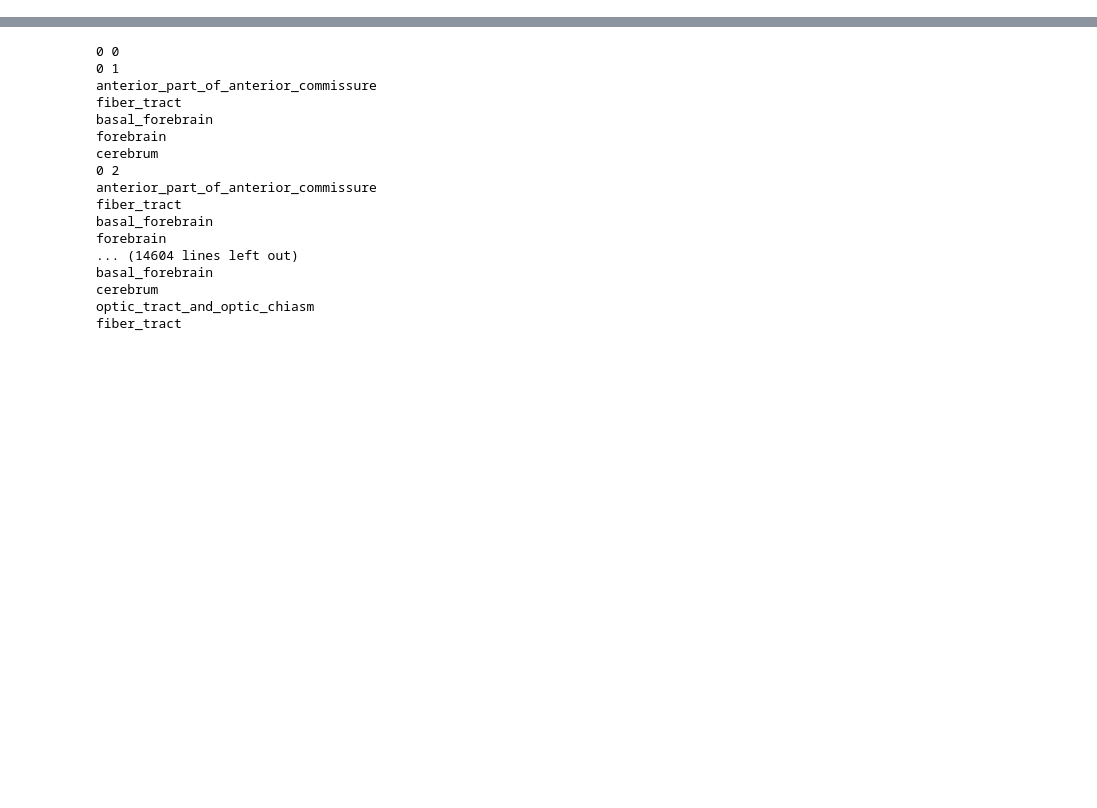
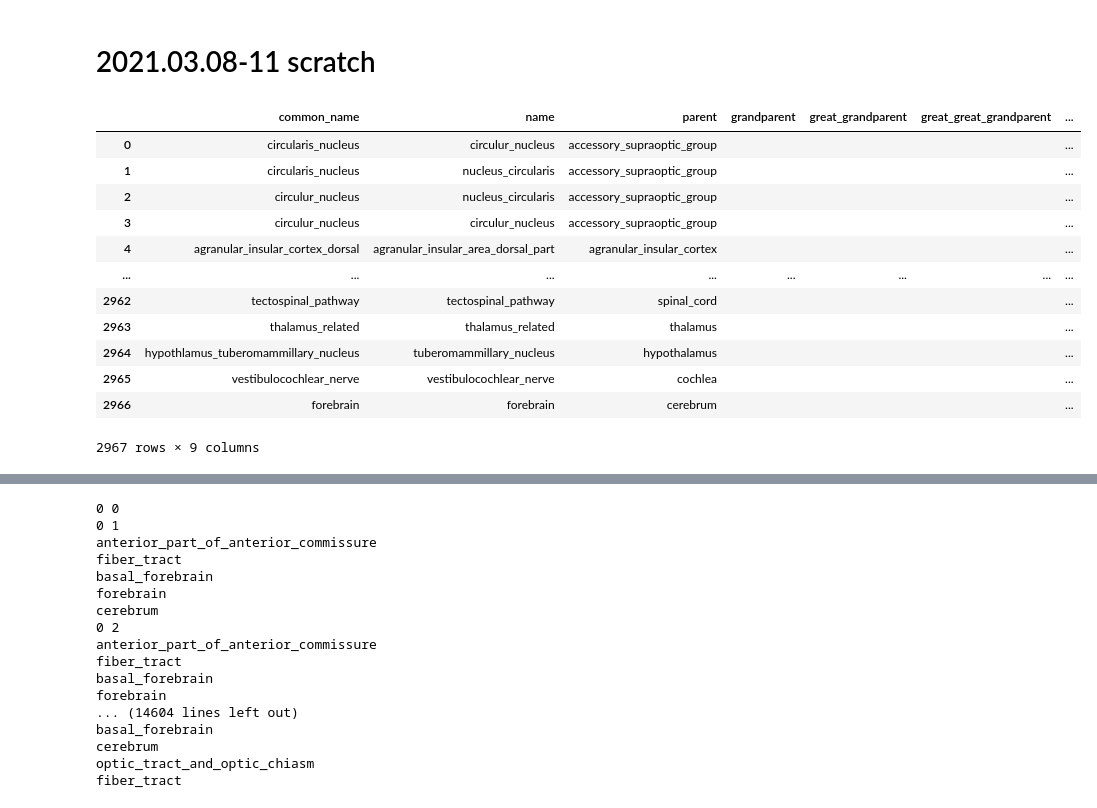
Before and after one commit to PrincetonUniversity/BrainPipe, a Jupyter notebook: tools/analysis/analysis_label_hierarchies.ipynb, the cells around one changed output, grey strips where cells are left out. Drawn from its saved outputs; the diff is of its cells as text; code cells hidden in the pictures; blank space fills up the shorter version.

```diff
--- a/tools/analysis/analysis_label_hierarchies.ipynb
+++ b/tools/analysis/analysis_label_hierarchies.ipynb
@@ -21,0 +16,11 @@ mpramask = tif.imread('/Users/emilydennis/Desktop/new/today/mPRA-mask.tif')
+# %%
+# load label csvs
+labels_dir = '/Users/emilydennis/Desktop/lightsheet/labels/'
+lab_fischer = pd.read_csv(os.path.join(labels_dir,'fischer_reformatted.csv'))
+lab_sigma = pd.read_csv(os.path.join(labels_dir,'sigma_formatted.csv'))
+lab_schwarz = pd.read_csv(os.path.join(labels_dir,'schwarz_reformatted.csv'))
+lab_allen = pd.read_csv(os.path.join(labels_dir,'allen_csv.csv'))
+lab_le = pd.read_csv(os.path.join(labels_dir,'lab_le.csv'))
+lab_whs = pd.read_csv(os.path.join(labels_dir,'whs_tofixparents.csv'))
+lab_pma = pd.read_csv(os.path.join(labels_dir,'pma_reformatted.csv'))
+syns = pd.read_csv(os.path.join(labels_dir,'syns_with_parents.csv'))
@@ -117,0 +189,4 @@ def make_column_safe(df,num):
+# %% [markdown]
+# 2021.03.08-11 scratch
+# %%
+syns.insert(8,'great_great_great_great_great_grandparent','')
@@ -117,0 +195,16 @@ def make_column_safe(df,num):
+# %%
+syns
+# %% [output]
+|  | common_name | name | parent | grandparent | great_grandparent | great_great_grandparent | ... |
+| 0 | circularis_nucleus | circulur_nucleus | accessory_supraoptic_group |  |  |  | ... |
+| 1 | circularis_nucleus | nucleus_circularis | accessory_supraoptic_group |  |  |  | ... |
+| 2 | circulur_nucleus | nucleus_circularis | accessory_supraoptic_group |  |  |  | ... |
+| 3 | circulur_nucleus | circulur_nucleus | accessory_supraoptic_group |  |  |  | ... |
+| 4 | agranular_insular_cortex_dorsal | agranular_insular_area_dorsal_part | agranular_insular_cortex |  |  |  | ... |
+| ... | ... | ... | ... | ... | ... | ... | ... |
+| 2962 | tectospinal_pathway | tectospinal_pathway | spinal_cord |  |  |  | ... |
+| 2963 | thalamus_related | thalamus_related | thalamus |  |  |  | ... |
+| 2964 | hypothlamus_tuberomammillary_nucleus | tuberomammillary_nucleus | hypothalamus |  |  |  | ... |
+| 2965 | vestibulocochlear_nerve | vestibulocochlear_nerve | cochlea |  |  |  | ... |
+| 2966 | forebrain | forebrain | cerebrum |  |  |  | ... |
+2967 rows × 9 columns
```
Also changed, not shown: parts of 42 cells of this notebook, 6 other files.
